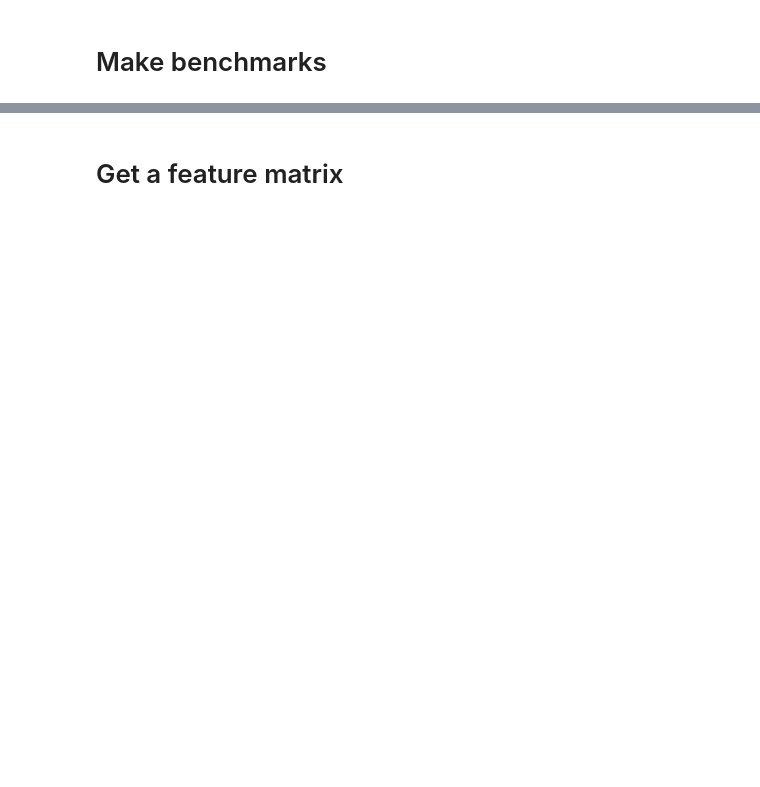
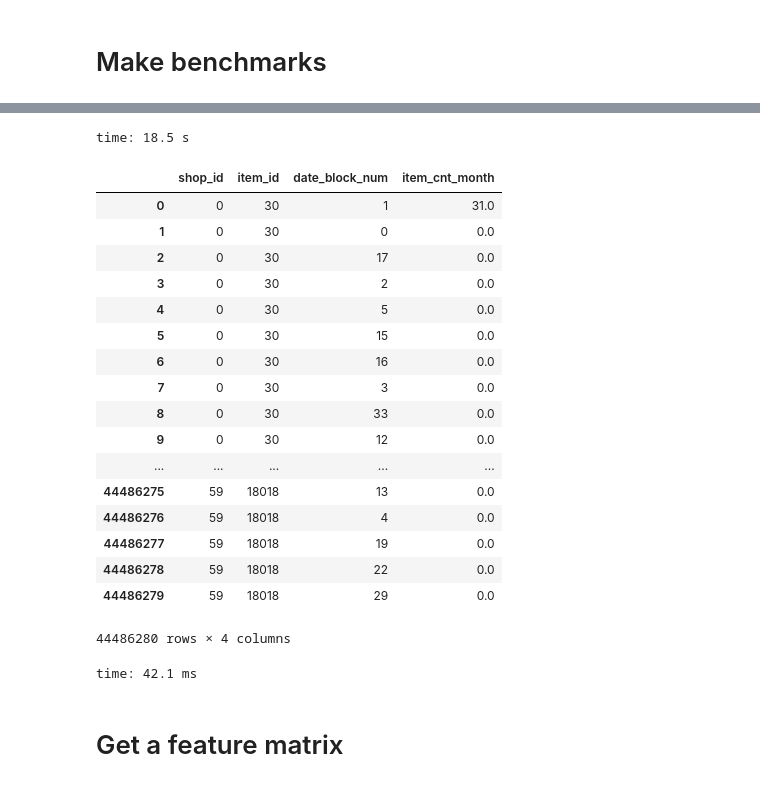
Before and after one commit to encredible/kaggle-solution, a Jupyter notebook: competitive-data-science-final-project/solution.ipynb, the cells around one changed output, grey strips where cells are left out. Drawn from its saved outputs; the diff is of its cells as text; code cells hidden in the pictures; blank space fills up the shorter version.

Commit message:
make the base data form

```diff
--- a/competitive-data-science-final-project/solution.ipynb
+++ b/competitive-data-science-final-project/solution.ipynb
@@ -93,0 +117,12 @@ def downcast_dtypes(df):
+# %%
+index_cols = ['shop_id', 'item_id', 'date_block_num']
+gb = sales.groupby(index_cols, as_index=False).sum().rename(columns={'item_cnt_day':'item_cnt_month'})
+gb = gb.drop('item_price', axis=1)
+
+df1 = pd.DataFrame({'shop_id':gb.shop_id.unique(), 'key':np.zeros(len(gb.shop_id.unique()))})
+df2 = pd.DataFrame({'item_id':gb.item_id.unique(), 'key':np.zeros(len(gb.item_id.unique()))})
+df3 = pd.DataFrame({'date_block_num':gb.date_block_num.unique(), 'key':np.zeros(len(gb.date_block_num.unique()))})
+
+df = df1.merge(df2).merge(df3)
+df = df.drop('key', axis=1)
+df = df.sort_values(by=index_cols)
@@ -94,3 +149,29 @@ def downcast_dtypes(df):
+# %%
+df = df.merge(gb, how='outer').fillna(0)
+# %% [output]
+time: 18.5 s
+# %%
+df
+# %% [output]
+|  | shop_id | item_id | date_block_num | item_cnt_month |
+| 0 | 0 | 30 | 1 | 31.0 |
+| 1 | 0 | 30 | 0 | 0.0 |
+| 2 | 0 | 30 | 17 | 0.0 |
+| 3 | 0 | 30 | 2 | 0.0 |
+| 4 | 0 | 30 | 5 | 0.0 |
+| 5 | 0 | 30 | 15 | 0.0 |
+| 6 | 0 | 30 | 16 | 0.0 |
+| 7 | 0 | 30 | 3 | 0.0 |
+| 8 | 0 | 30 | 33 | 0.0 |
+| 9 | 0 | 30 | 12 | 0.0 |
+| ... | ... | ... | ... | ... |
+| 44486275 | 59 | 18018 | 13 | 0.0 |
+| 44486276 | 59 | 18018 | 4 | 0.0 |
+| 44486277 | 59 | 18018 | 19 | 0.0 |
+| 44486278 | 59 | 18018 | 22 | 0.0 |
+| 44486279 | 59 | 18018 | 29 | 0.0 |
+44486280 rows × 4 columns
+time: 42.1 ms
 # %% [markdown]
 # Get a feature matrix
 # %%
```
Also changed, not shown: parts of 26 cells of this notebook.
